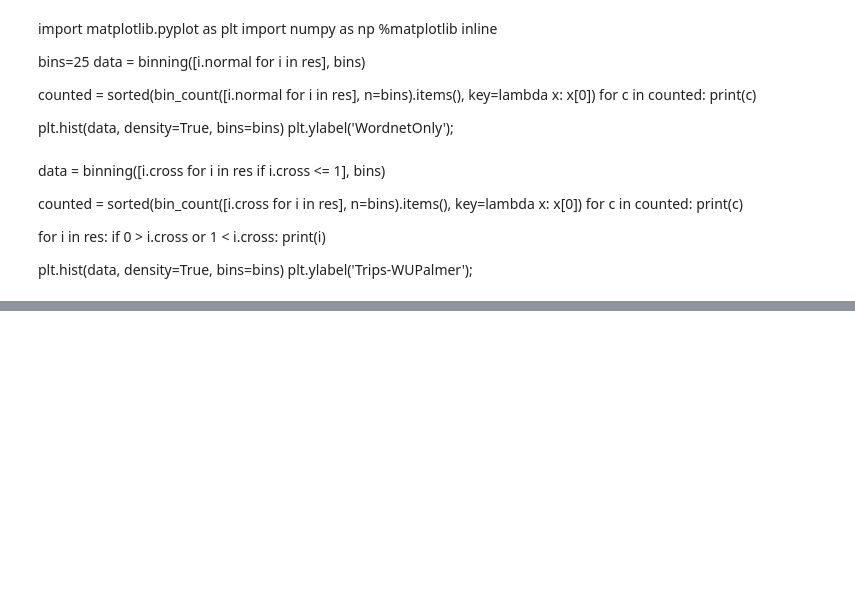
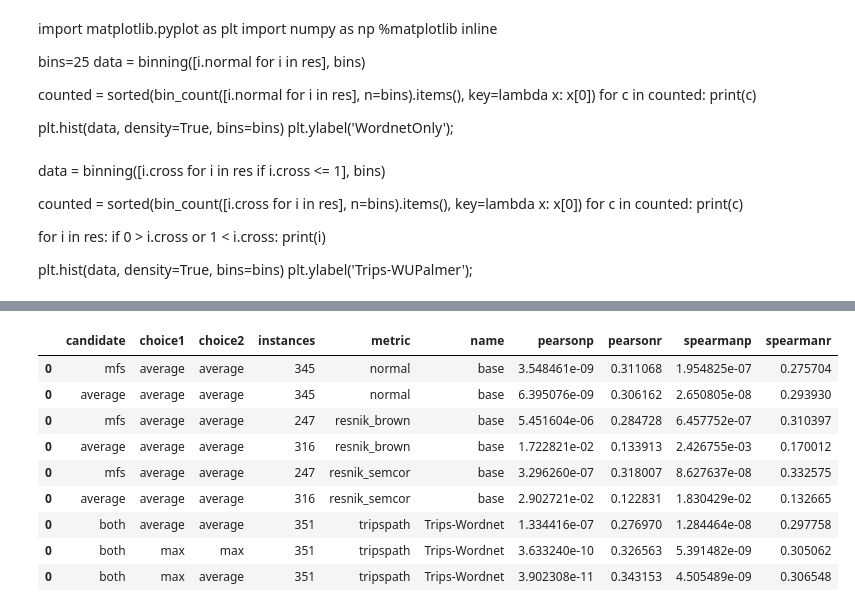
Before and after one commit to mrmechko/simcross, a Jupyter notebook: notebooks/Cross_wupalmer_evaluation.ipynb, the cells around one changed output, grey strips where cells are left out. Saved outputs shown, nothing was run; the diff lists cells and outputs as text; code cells hidden in the pictures; blank space fills up the shorter version.

```diff
--- a/notebooks/Cross_wupalmer_evaluation.ipynb
+++ b/notebooks/Cross_wupalmer_evaluation.ipynb
@@ -21,22 +21,25 @@ Default node weights, can be overrided for variations
 """
 _node_weights = defaultdict(lambda: 1)
 
-_node_weights["fakeroot"] = 30
+_node_weights["fakeroot"] = 1
 
-def _fallback(x, func, nonzero=False):
+def _fallback(x, func, nonzero=False, fbs=-1):
     """
     Basic null checks for selecting a value from a list
     """
     if (not x) or (sum(x) == 0 and nonzero):
-        return -1
+        return fbs
     return func(x)
 
 """
 Pick a value from a list
 """
 ListStrategy = {
+    'choose': lambda f: lambda b: lambda x: _fallback(x, f, fbs=-1)
     'min': lambda x: _fallback(x, min),
+    'bmin': lambda b: lambda x: _fallback(x, min, fbs=b),
     'max': lambda x: _fallback(x, max),
+    'bmax': lambda b: lambda x: _fallback(x, max, fbs=b),
     'average': lambda x: _fallback(x, lambda l: sum(l)/len(l), nonzero=True)
 }
 
@@ -505,16 +500,20 @@ ws353 = []
 cross = []
 regular=[]
 
-def get_valid_scores(l1, l2):
+def get_valid_scores(l1, l2, theta=1):
     res1 = []
     res2 = []
     for x, y in zip(l1, l2):
+        if y > theta:
+            y = 1
         if y >= 0:
             res1.append(x)
             res2.append(y)
     return res1, res2
 # %%
-SimExperiment = namedtuple("SimExperiment", ["name", "data", "metric", "strategy", "select1", "select2"])
+SimExperiment = namedtuple("SimExperiment",
+                           ["name", "data", "metric", "strategy", "select1", "select2"]
+                          )
 SimTask = namedtuple("SimTask", ["word1", "word2", "gold", "pos"])
 SimTaskResults = namedtuple("SimTaskResults", ["experiment", "instances", "spearman","pearson"])
 
@@ -606,3 +608,27 @@ AttributeError: 'TripsType' object has no attribute 'pos'
+# %%
+# Tripswordnet
+#df = None
+df = experiment_string(
+        run_experiment(ws353("Trips-Wordnet", "tripspath", "both", select1="average", select2="average")), dataframe=df)
+
+df = experiment_string(
+        run_experiment(ws353("Trips-Wordnet", "tripspath", "both", select1="max", select2="max")), dataframe=df)
+
+df = experiment_string(
+        run_experiment(ws353("Trips-Wordnet", "tripspath", "both", select1="max", select2="average")), dataframe=df)
+
+df
+# %% [output]
+|  | candidate | choice1 | choice2 | instances | metric | name | pearsonp | pearsonr | spearmanp | spearmanr |
+| 0 | mfs | average | average | 345 | normal | base | 3.548461e-09 | 0.311068 | 1.954825e-07 | 0.275704 |
+| 0 | average | average | average | 345 | normal | base | 6.395076e-09 | 0.306162 | 2.650805e-08 | 0.293930 |
+| 0 | mfs | average | average | 247 | resnik_brown | base | 5.451604e-06 | 0.284728 | 6.457752e-07 | 0.310397 |
+| 0 | average | average | average | 316 | resnik_brown | base | 1.722821e-02 | 0.133913 | 2.426755e-03 | 0.170012 |
+| 0 | mfs | average | average | 247 | resnik_semcor | base | 3.296260e-07 | 0.318007 | 8.627637e-08 | 0.332575 |
+| 0 | average | average | average | 316 | resnik_semcor | base | 2.902721e-02 | 0.122831 | 1.830429e-02 | 0.132665 |
+| 0 | both | average | average | 351 | tripspath | Trips-Wordnet | 1.334416e-07 | 0.276970 | 1.284464e-08 | 0.297758 |
+| 0 | both | max | max | 351 | tripspath | Trips-Wordnet | 3.633240e-10 | 0.326563 | 5.391482e-09 | 0.305062 |
+| 0 | both | max | average | 351 | tripspath | Trips-Wordnet | 3.902308e-11 | 0.343153 | 4.505489e-09 | 0.306548 |
 # %%
 # Tripswordnet
 
```
Also changed, not shown: parts of 6 cells of this notebook, 9 other files.
